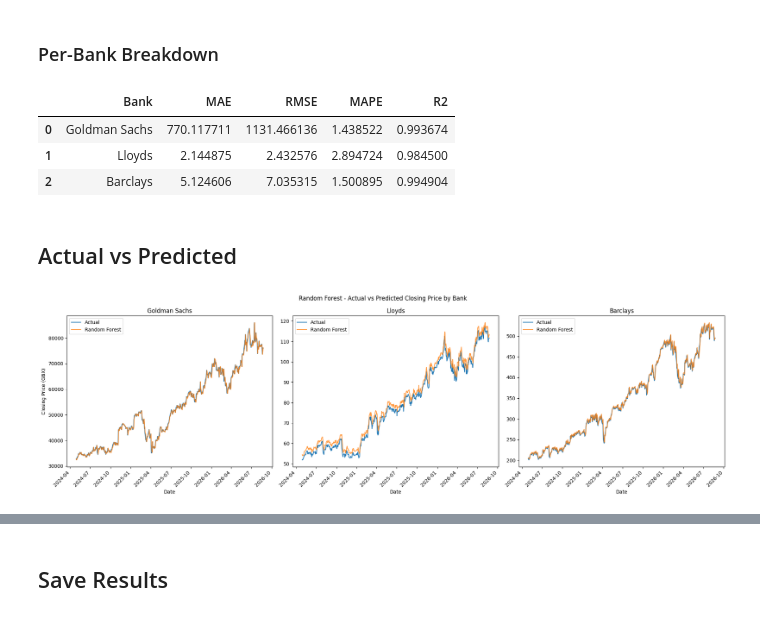
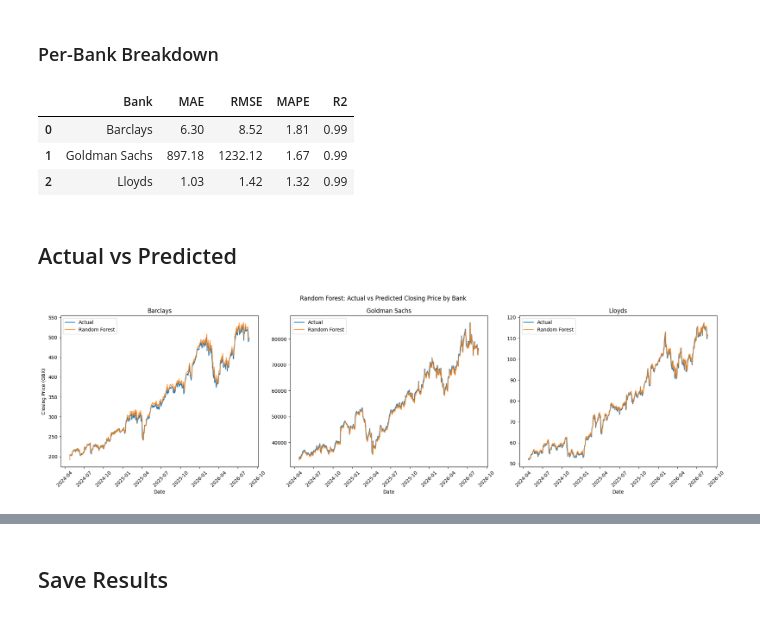
Before and after one commit to Vaibhavkrishna2001/Financial-Time-Series-Analytics, a Jupyter notebook: Codes/Random_Forest_model.ipynb, the cells around one changed output, grey strips where cells are left out. Cells and saved outputs as stored; diff of their text form; code cells hidden in the pictures.

```diff
--- a/Codes/Random_Forest_model.ipynb
+++ b/Codes/Random_Forest_model.ipynb
@@ -167,46 +475,46 @@ Pooled (all 3 banks, mixed currency scale):
 # %%
 per_bank_results = []
 
-for bank_name in bank_test.unique():
-    mask = (bank_test == bank_name).values
-    m = evaluate(y_test_close[mask], rf_pred_close[mask])
-    m['Bank'] = bank_name
-    per_bank_results.append(m)
+for bank_name in sorted(bank_test.unique()):
+    mask = bank_test.to_numpy() == bank_name
+    metrics = evaluate(y_test_close.to_numpy()[mask], rf_pred_close[mask])
+    metrics["Bank"] = bank_name
+    per_bank_results.append(metrics)
 
-per_bank_df = pd.DataFrame(per_bank_results)[['Bank', 'MAE', 'RMSE', 'MAPE', 'R2']]
-per_bank_df
+per_bank_df = pd.DataFrame(per_bank_results)[
+    ["Bank", "MAE", "RMSE", "MAPE", "R2"]
+]
+per_bank_df.round(2)
 # %% [output]
 |  | Bank | MAE | RMSE | MAPE | R2 |
-| 0 | Goldman Sachs | 770.117711 | 1131.466136 | 1.438522 | 0.993674 |
-| 1 | Lloyds | 2.144875 | 2.432576 | 2.894724 | 0.984500 |
-| 2 | Barclays | 5.124606 | 7.035315 | 1.500895 | 0.994904 |
+| 0 | Barclays | 6.30 | 8.52 | 1.81 | 0.99 |
+| 1 | Goldman Sachs | 897.18 | 1232.12 | 1.67 | 0.99 |
+| 2 | Lloyds | 1.03 | 1.42 | 1.32 | 0.99 |
 # %% [markdown]
 ## Actual vs Predicted
 # %%
-# Split into one panel per bank, each with real dates and its own y-axis scale,
-# instead of one pooled chart. Pooling banks with very different price levels
-# (Lloyds ~50-120 GBX, Goldman Sachs ~10,000-86,000 GBX) on one shared axis made
-# Lloyds and Barclays invisible, squashed near zero, with only Goldman Sachs visible.
-banks_in_order = bank_test.unique()
-test_dates = df.loc[X_test.index, 'Date']
-
-fig, axes = plt.subplots(1, len(banks_in_order), figsize=(20, 6))
+# Actual vs predicted values, with a separate panel and scale for each bank.
+banks_in_order = sorted(bank_test.unique())
+fig, axes = plt.subplots(1, len(banks_in_order), figsize=(20, 6), squeeze=False)
+axes = axes.ravel()
 
 for ax, bank_name in zip(axes, banks_in_order):
-    mask = (bank_test == bank_name).values
-    ax.plot(test_dates[mask], y_test_close[mask], label='Actual')
-    ax.plot(test_dates[mask], rf_pred_close[mask], label='Random Forest', alpha=0.8)
+    mask = bank_test.to_numpy() == bank_name
+    bank_dates = test_dates.to_numpy()[mask]
+    actual = y_test_close.to_numpy()[mask]
+    predicted = rf_pred_close[mask]
+
+    ax.plot(bank_dates, actual, label="Actual")
+    ax.plot(bank_dates, predicted, label="Random Forest", alpha=0.8)
     ax.set_title(bank_name)
-    ax.set_xlabel('Date')
-    for label in ax.get_xticklabels():
-        label.set_rotation(45)
-        label.set_ha('right')
+    ax.set_xlabel("Date")
+    ax.tick_params(axis="x", rotation=45)
     ax.legend()
 
-axes[0].set_ylabel('Closing Price (GBX)')
-fig.suptitle('Random Forest - Actual vs Predicted Closing Price by Bank')
+axes[0].set_ylabel("Closing Price (GBX)")
+fig.suptitle("Random Forest: Actual vs Predicted Closing Price by Bank")
 plt.tight_layout()
 plt.show()
 # %% [output]
-[figure, old version]
+[figure, new version]
 # %% [markdown]
```
Also changed, not shown: parts of 25 cells of this notebook, 5 other files.
